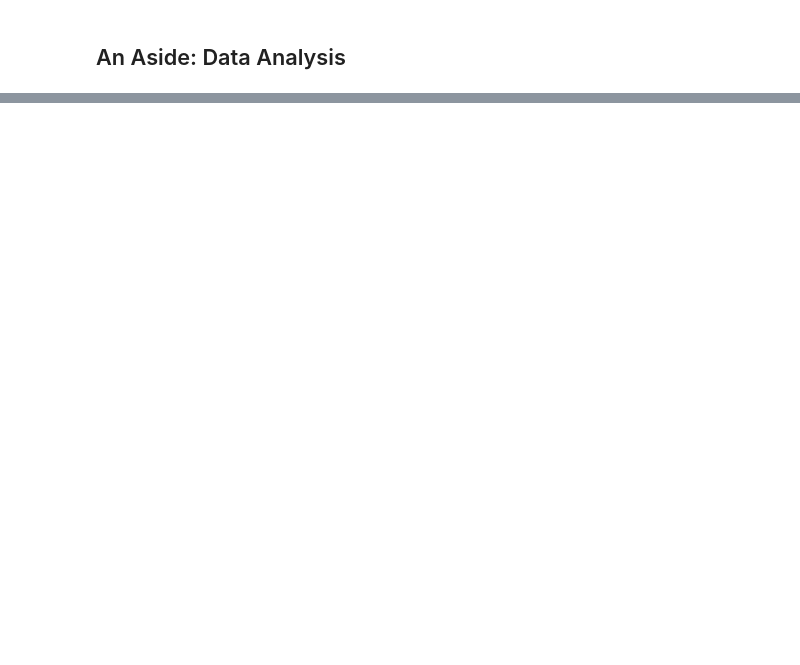
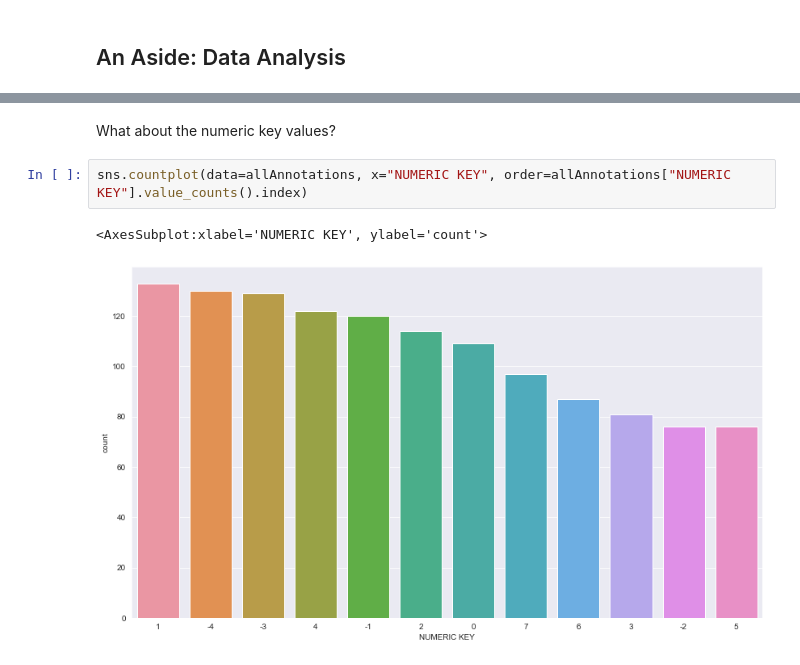
Before and after one commit to AudiTranscribe/Music-Key-Estimation, a Jupyter notebook: Music Key Estimation.ipynb, the cells around one changed output, grey strips where cells are left out. Cells and saved outputs as stored; diff of their text form; blank space fills up the shorter version.

```diff
--- a/Music Key Estimation.ipynb
+++ b/Music Key Estimation.ipynb
@@ -217,0 +328,7 @@ plt.xticks(rotation=90)
+# %% [markdown]
+What about the numeric key values?
+# %%
+sns.countplot(data=allAnnotations, x="NUMERIC KEY", order=allAnnotations["NUMERIC KEY"].value_counts().index)
+# %% [output]
+<AxesSubplot:xlabel='NUMERIC KEY', ylabel='count'>
+[figure, added]
```
Also changed, not shown: parts of 37 cells of this notebook.
